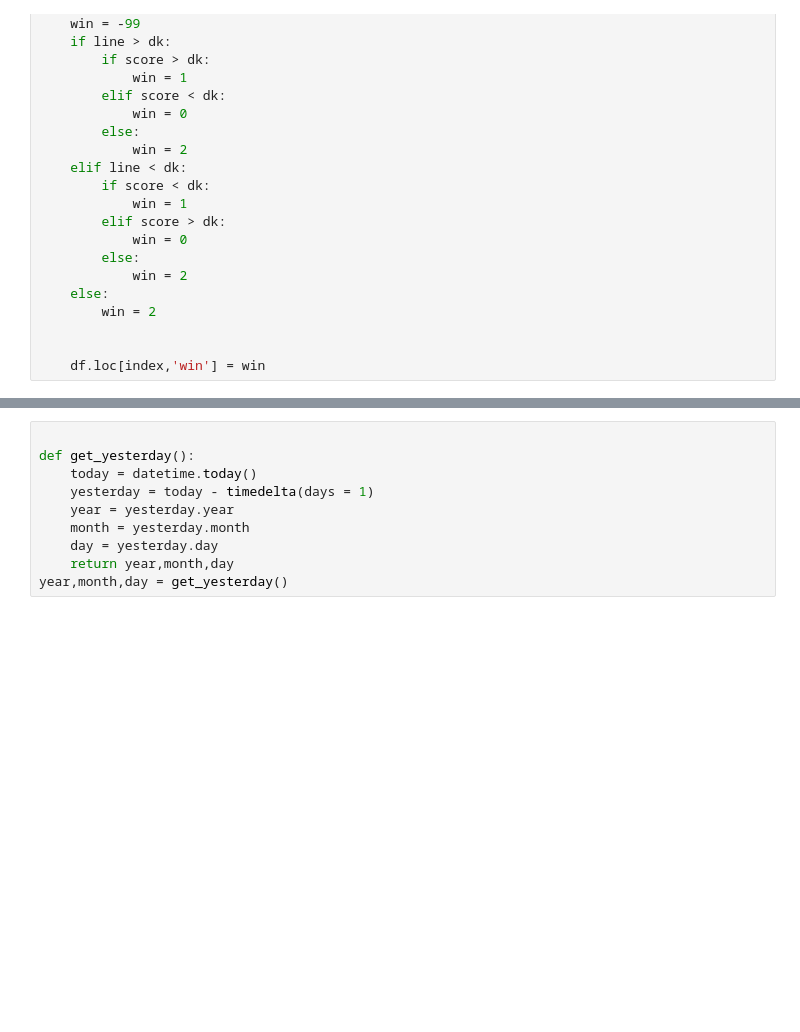
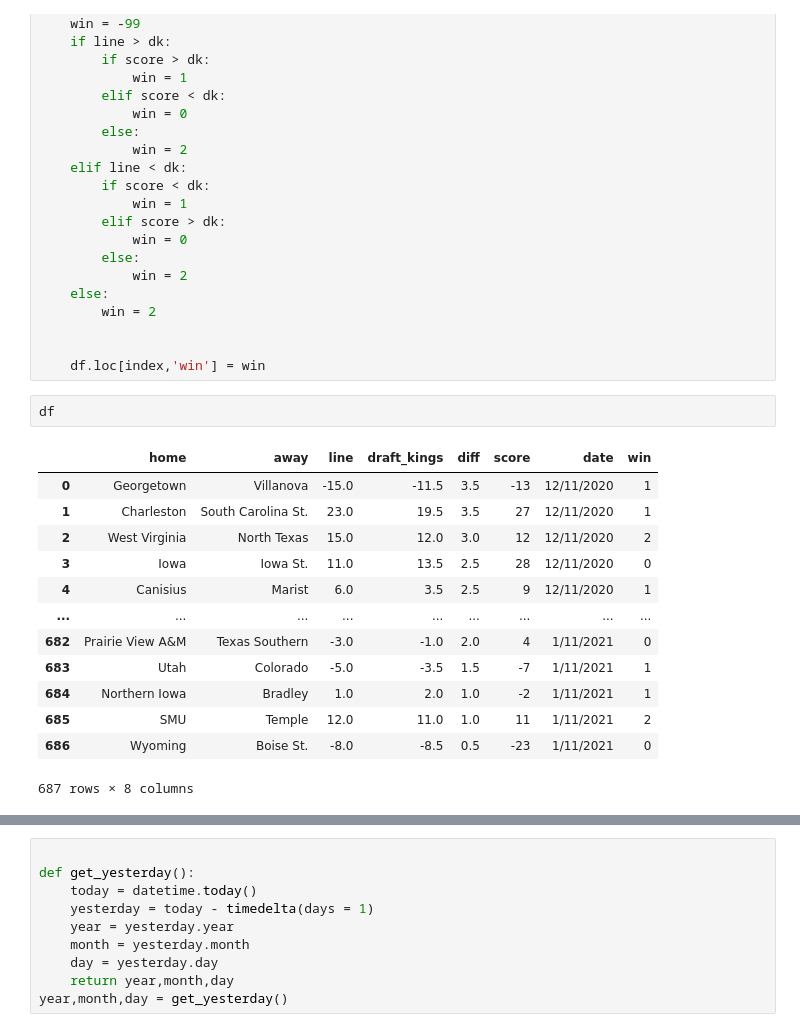
Before and after one commit to tarik0219/college_basketball, a Jupyter notebook: Error.ipynb, the cells around one changed output, grey strips where cells are left out. Cells and saved outputs as stored; diff of their text form; blank space fills up the shorter version.

```diff
--- a/Error.ipynb
+++ b/Error.ipynb
@@ -69,6 +69,22 @@ for index, row in df.iterrows():
 
 
     df.loc[index,'win'] = win
+# %%
+df
+# %% [output]
+|  | home | away | line | draft_kings | diff | score | date | win |
+| 0 | Georgetown | Villanova | -15.0 | -11.5 | 3.5 | -13 | 12/11/2020 | 1 |
+| 1 | Charleston | South Carolina St. | 23.0 | 19.5 | 3.5 | 27 | 12/11/2020 | 1 |
+| 2 | West Virginia | North Texas | 15.0 | 12.0 | 3.0 | 12 | 12/11/2020 | 2 |
+| 3 | Iowa | Iowa St. | 11.0 | 13.5 | 2.5 | 28 | 12/11/2020 | 0 |
+| 4 | Canisius | Marist | 6.0 | 3.5 | 2.5 | 9 | 12/11/2020 | 1 |
+| ... | ... | ... | ... | ... | ... | ... | ... | ... |
+| 682 | Prairie View A&M | Texas Southern | -3.0 | -1.0 | 2.0 | 4 | 1/11/2021 | 0 |
+| 683 | Utah | Colorado | -5.0 | -3.5 | 1.5 | -7 | 1/11/2021 | 1 |
+| 684 | Northern Iowa | Bradley | 1.0 | 2.0 | 1.0 | -2 | 1/11/2021 | 1 |
+| 685 | SMU | Temple | 12.0 | 11.0 | 1.0 | 11 | 1/11/2021 | 2 |
+| 686 | Wyoming | Boise St. | -8.0 | -8.5 | 0.5 | -23 | 1/11/2021 | 0 |
+687 rows × 8 columns
 # %%
 df.sort_values(by=['diff'], ascending = False)
 # %% [output]
```
Also changed, not shown: parts of 14 cells of this notebook, 47 other files.
